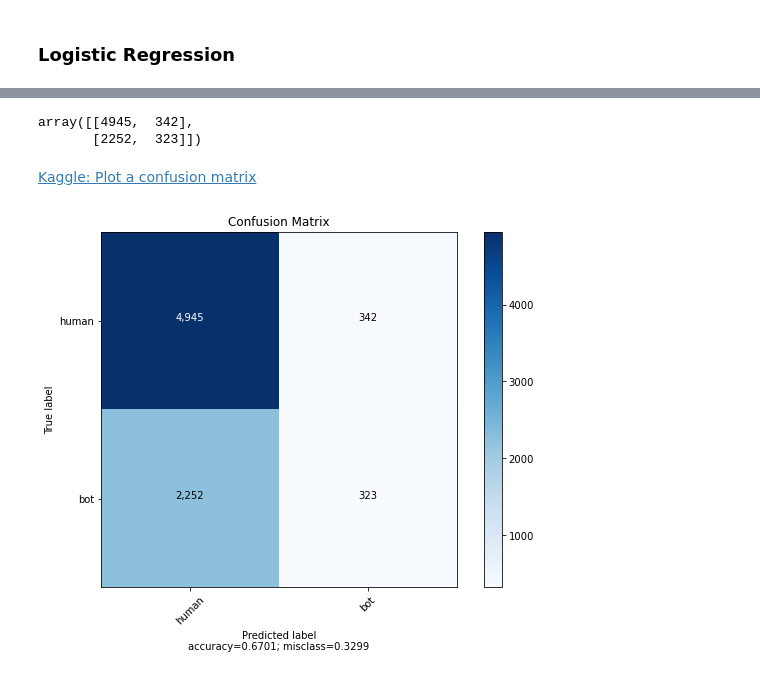
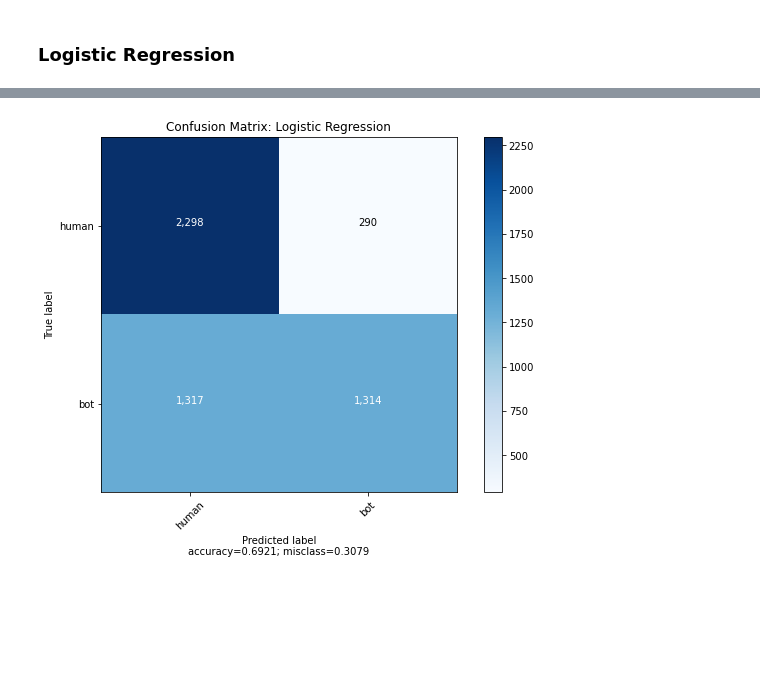
Before and after one commit to scrapfishies/twitter-bot-detection, a Jupyter notebook: intro_eda.ipynb, the cells around one changed output, grey strips where cells are left out. Saved outputs shown, nothing was run; the diff lists cells and outputs as text; code cells hidden in the pictures; blank space fills up the shorter version.

Commit message:
worked on modeling, features

```diff
--- a/intro_eda.ipynb
+++ b/intro_eda.ipynb
@@ -89,0 +118,2 @@ df.head(3)
+# %%
+df2 = df.drop(df.query('bot == 0').sample(n=humans_to_remove).index)
@@ -217,7 +274,17 @@ memory usage: 6.9+ MB
 # %%
-features = ['verified', 'favourites_count', 'followers_count', 'friends_count',
-           'statuses_count', 'average_tweets_per_day', 'popularity']
+features = ['verified',
+            'geo_enabled',
+            'default_profile',
+            'default_profile_image',
+            'favourites_count',
+            'followers_count',
+            'friends_count',
+           'statuses_count',
+            'average_tweets_per_day',
+            'popularity',
+            #'tweet_to_followers'
+           ]
 
-X = df[features]
-y = df['bot']
+X = df2[features]
+y = df2['bot']
 # %%
@@ -265,0 +416,5 @@ Root Mean Squared Error: 0.39
+# %%
+knn = KNeighborsClassifier(n_neighbors = optimal_k)
+
+knn.fit(X_train_scaled, y_train)
+knn_preds = knn.predict(X_val_scaled)
@@ -285,9 +468,2 @@ weighted avg       0.62      0.67      0.60      7862
 # %%
-cm = confusion_matrix(y_val, y_pred)
+lr_cm = confusion_matrix(y_val, y_pred)
-# %%
-cm
-# %% [output]
-array([[4945,  342],
-       [2252,  323]])
-# %% [markdown]
-[Kaggle: Plot a confusion matrix](https://www.kaggle.com/grfiv4/plot-a-confusion-matrix)
@@ -371,4 +470,5 @@ def plot_cm(cm,
 # %%
-plot_cm(cm, normalize=False, target_names=['human', 'bot'], title='Confusion Matrix')
+model = 'Logistic Regression'
+plot_cm(lr_cm, normalize=False, target_names=['human', 'bot'], title='Confusion Matrix: {}'.format(model))
 # %% [output]
-[figure, old version]
+[figure, new version]
```
Also changed, not shown: parts of 32 cells of this notebook.
